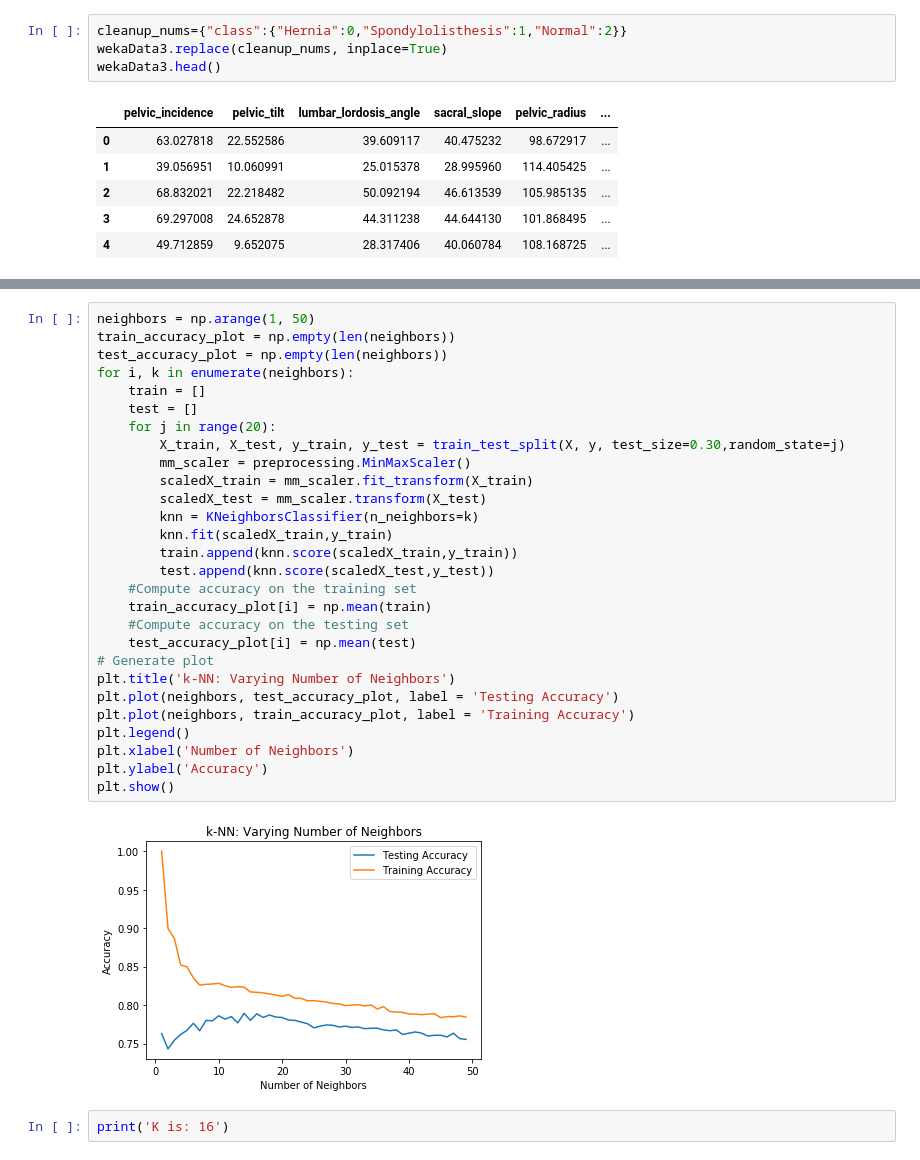
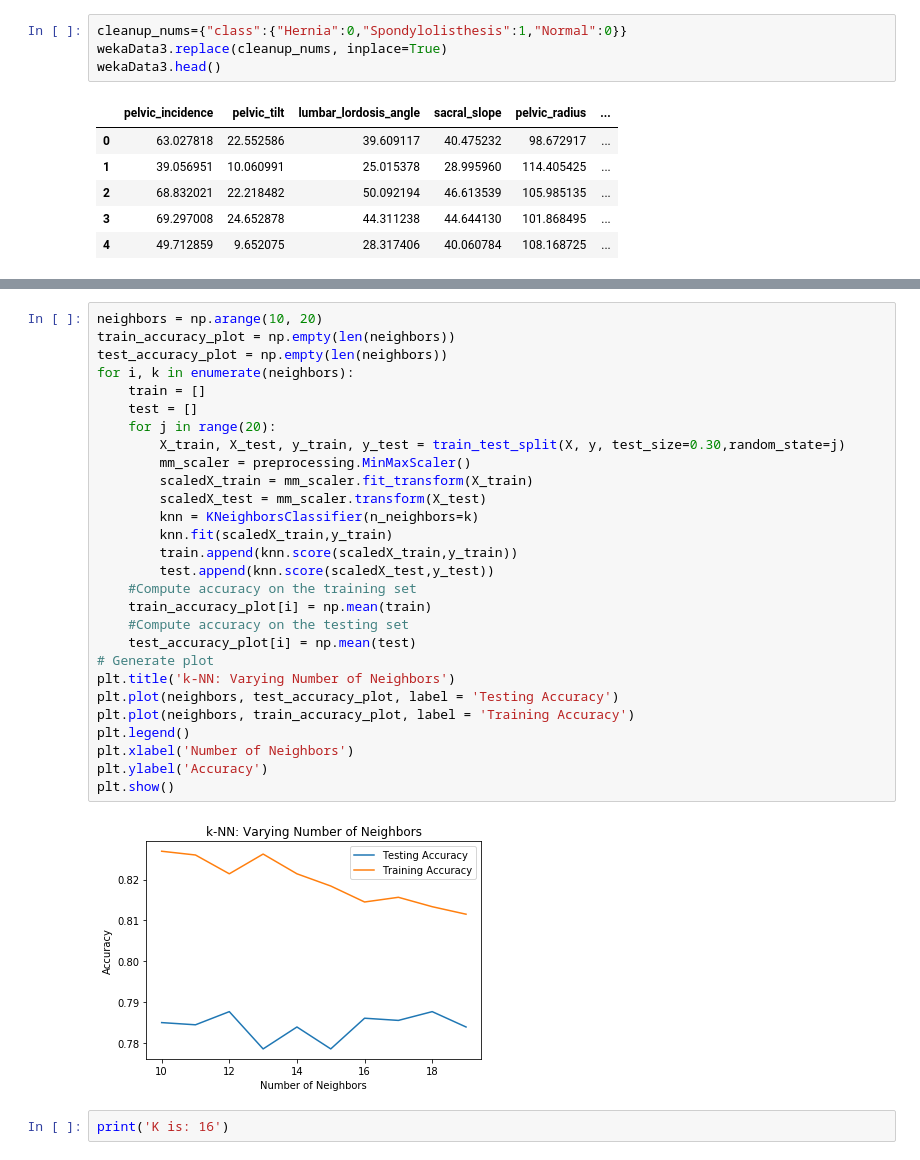
Before and after one commit to GreatLearningAIML1/pune-july19-batch-CHOUBEY1992, a Jupyter notebook: Project - kNN- Patient type Classification.ipynb, the cells around one changed output, grey strips where cells are left out. Saved outputs shown, nothing was run; the diff lists cells and outputs as text.

```diff
--- a/Project - kNN- Patient type Classification.ipynb
+++ b/Project - kNN- Patient type Classification.ipynb
@@ -250,7 +250,7 @@ wekaData3.boxplot(by ='class', column =['sacral_slope'], grid = False)
 <matplotlib.axes._subplots.AxesSubplot at 0x...>
 [figure]
 # %%
-cleanup_nums={"class":{"Hernia":0,"Spondylolisthesis":1,"Normal":2}}
+cleanup_nums={"class":{"Hernia":0,"Spondylolisthesis":1,"Normal":0}}
 wekaData3.replace(cleanup_nums, inplace=True)
 wekaData3.head()
 # %% [output]
@@ -266,33 +285,33 @@ y=wekaData3['class']
 # %%
-neighbors = np.arange(1, 50)
+neighbors = np.arange(10, 20)
 train_accuracy_plot = np.empty(len(neighbors))
 test_accuracy_plot = np.empty(len(neighbors))
 for i, k in enumerate(neighbors):
     train = []
     test = []
     for j in range(20):
         X_train, X_test, y_train, y_test = train_test_split(X, y, test_size=0.30,random_state=j)
         mm_scaler = preprocessing.MinMaxScaler()
         scaledX_train = mm_scaler.fit_transform(X_train)
         scaledX_test = mm_scaler.transform(X_test)
         knn = KNeighborsClassifier(n_neighbors=k)
         knn.fit(scaledX_train,y_train)
         train.append(knn.score(scaledX_train,y_train))
         test.append(knn.score(scaledX_test,y_test))
     #Compute accuracy on the training set
     train_accuracy_plot[i] = np.mean(train)
     #Compute accuracy on the testing set
     test_accuracy_plot[i] = np.mean(test)
 # Generate plot
 plt.title('k-NN: Varying Number of Neighbors')
 plt.plot(neighbors, test_accuracy_plot, label = 'Testing Accuracy')
 plt.plot(neighbors, train_accuracy_plot, label = 'Training Accuracy')
 plt.legend()
 plt.xlabel('Number of Neighbors')
 plt.ylabel('Accuracy')
 plt.show()
 # %% [output]
-[figure, old version]
+[figure, new version]
 # %%
 print('K is: 16')
 # %% [output]
```
Also changed, not shown: parts of 1 cell of this notebook.
